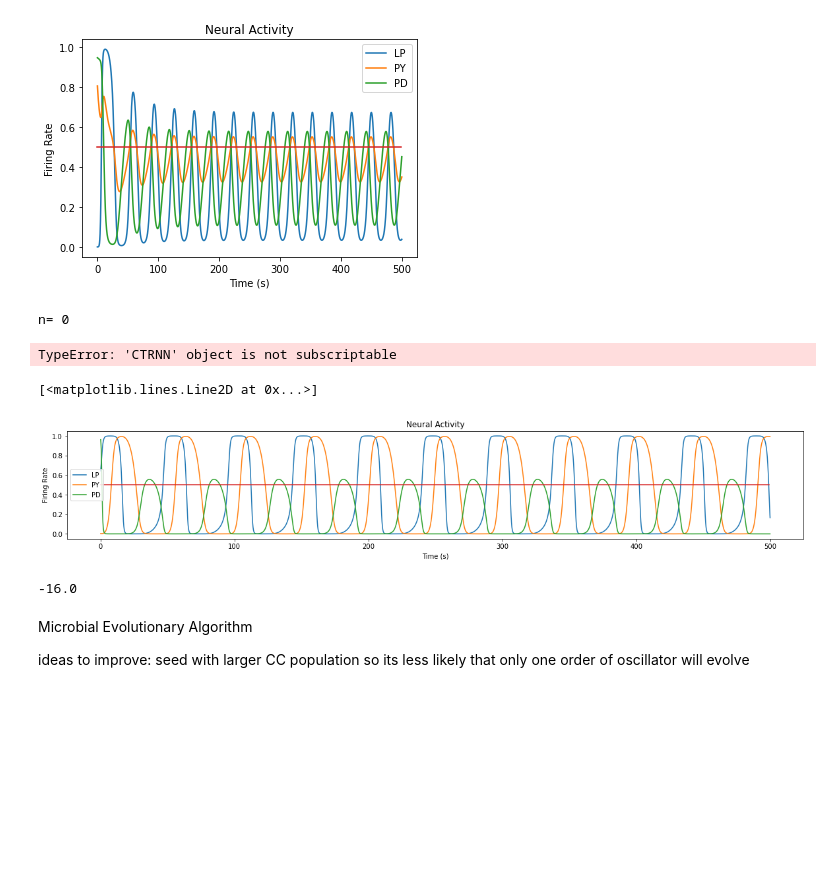
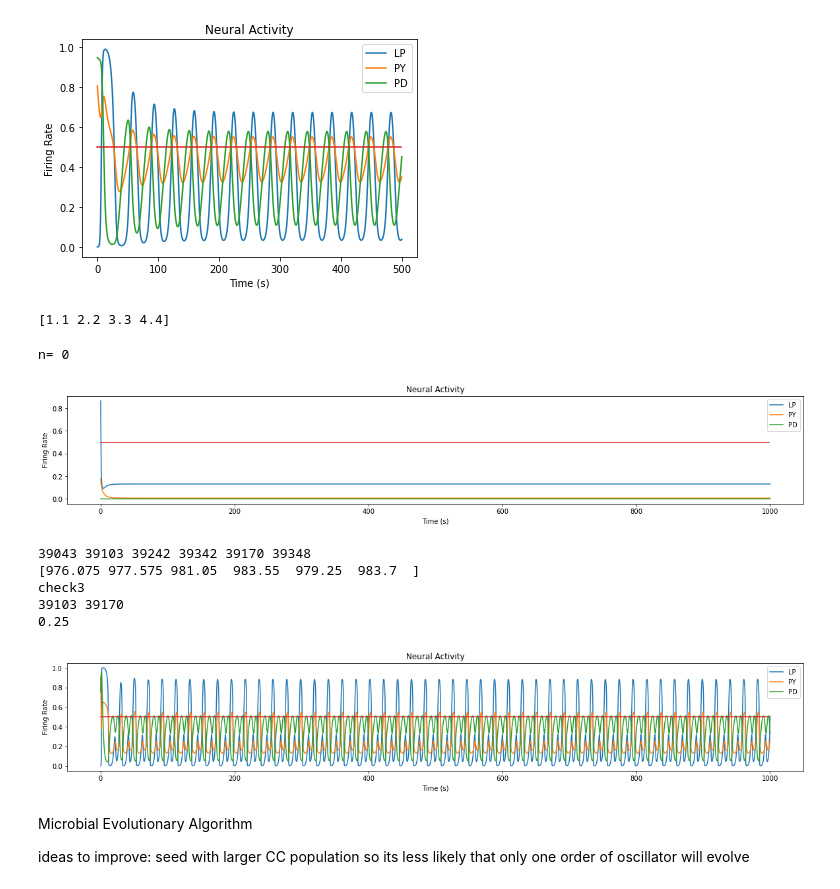
Before and after one commit to ljstolting/PyloricCTRNNHomeostasis, a Jupyter notebook: Pyloric-like Fitness Function.ipynb, the cells around one changed output. Cells and saved outputs as stored; diff of their text form; code cells hidden in the pictures; blank space fills up the shorter version.

```diff
--- a/Pyloric-like Fitness Function.ipynb
+++ b/Pyloric-like Fitness Function.ipynb
@@ -284,8 +290,14 @@ def pyloriclike(genome,HP):
     return fitness
 #need to detect if more than one or no full burst from neurons 1 and 2 during the course of one cycle of neuron 3
+# %%
+a = np.array([1.1,2.2])
+b = np.array([3.3,4.4])
+print(np.concatenate((a,b)))
+# %% [output]
+[1.1 2.2 3.3 4.4]
 # %%
 #generate random circuits (standard ranges for parameters with no HP) and test them to see how many are pyloric-like
-n = 2000 #number of random CTRNNs to generate
+n = 1 #number of random CTRNNs to generate
 duration = 1000 #in seconds
 burst_on_thresh = .5 #the "firing rate threshold" at which the CTRNN neuron is considered to be "bursting"
 burst_off_thresh = .4  #the "firing rate" at which the neuron is considered to be effectively silent (just used to determine if oscillation is wide enough)
@@ -295,54 +307,42 @@ transient = 8000 #in timesteps
 success_count = 0
 for i in range(n):
     if i%500 == 0:
-        print("n=",i)
-    weights = np.random.uniform(-16,16,(3,3))
+        print("n=",i) #show progress through sample
+    weights = np.random.uniform(-16,16,9)
     biases = np.random.uniform(-16,16,3)
     time_consts = np.random.uniform(.5,10,3)
-    C = CTRNN(3,0.1,duration,1,.25,weights,biases,time_consts)
-    if pyloriclike(C,0):
+    genome = np.concatenate((weights,biases,time_consts))
+    if pyloriclike(genome,0)>=.3:
         success_count += 1
-        print("weights", C.Weights, "biases", C.Biases, "time constants", C.invTimeConstants)
-        C.plot()
+        print("weights", weights, "biases", biases, "time constants", time_consts)
 # %% [output]
 n= 0
-TypeError: 'CTRNN' object is not subscriptable
+[figure, added]
 # %%
-weights = np.array([[13.47792516,  10.59233265, -15.04646692],[-15.97458819,   5.7376846,   -5.37480922],[-2.20731148, -11.07581759,  -3.1880527]])
-biases = np.array([-0.39843736, -6.68032731,  2.26812979])
-timeconstants = 1/np.array([0.14892103, 0.12300845, 0.25616658])
-C1 = CTRNN(3,0.1,duration,200,.25,weights,biases,timeconstants)
+HP = 0
+#weights = np.array([[13.47792516,  10.59233265, -15.04646692],[-15.97458819,   5.7376846,   -5.37480922],[-2.20731148, -11.07581759,  -3.1880527]])
+#biases = np.array([-0.39843736, -6.68032731,  2.26812979])
+#timeconstants = 1/np.array([0.14892103, 0.12300845, 0.25616658])
+#doubly periodic, how should I deal with them?
+weights = [[ 15.13420671 , 11.55247725, -12.01615767], [ -5.12504622, -16.72510022
+ , 15.59766673],[  15.21115945,   1.58408748 ,  1.22617987 ]]
+biases = [-9.82697962,  -0.60614873  ,-1.96484597]
+timeconstants = [1.13091869 ,  4.00518322  , 3.57617411]
+print(pyloriclike(np.concatenate((weights,biases,timeconstants),axis=None),0))
+C1 = CTRNN(3,0.1,500,200,.25,weights,biases,timeconstants)
 for i in range(len(C1.time)):        #run the CTRNN for the allotted duration
-        C1.ctrnnstep(HP)
-C1.plot()
-plt.plot(np.arange(int(len(C1.time)*dt)),np.ones(int(len(C1.time)*dt))*burst_on_thresh)
+    C1.ctrnnstep(HP)
 plt.show()
-
-weights = np.array([])
-biases = np.array([])
-timeconstants = 1/np.array([])
-C2 = CTRNN(3,0.1,duration,200,.25,weights,biases,timeconstants)
-for i in range(len(C2.time)):        #run the CTRNN for the allotted duration
-        C2.ctrnnstep(HP)
-C2.plot()
-plt.plot(np.arange(int(len(C2.time)*dt)),np.ones(int(len(C2.time)*dt))*burst_on_thresh)
-
-weights = np.array([])
-biases = np.array([])
-timeconstants = 1/np.array([])
-C3 = CTRNN(3,0.1,duration,200,.25,weights,biases,timeconstants)
-for i in range(len(C3.time)):        #run the CTRNN for the allotted duration
-        C3.ctrnnstep(HP)
-C3.plot()
-plt.plot(np.arange(int(len(C3.time)*dt)),np.ones(int(len(C3.time)*dt))*burst_on_thresh)
+#C1.plot()
+#plt.plot(C1.time,np.ones(int(len(C1.time)))*burst_on_thresh)
+#plt.show()
 # %% [output]
-[<matplotlib.lines.Line2D at 0x...>]
+39043 39103 39242 39342 39170 39348
+[976.075 977.575 981.05  983.55  979.25  983.7  ]
+check3
+39103 39170
+0.25
-[figure, old version]
+[figure, new version]
-# %%
-a = np.array([[1,2,3,4,5,6,7,8,9],[1,2,3,4,5,6,7,8,9]])
-np.clip(-np.sum(a[1,0:9])/2,-16,16) #set to clipped center crossing condition
-# %% [output]
--16.0
 # %% [markdown]
 Microbial Evolutionary Algorithm
 
```
Also changed, not shown: parts of 17 cells of this notebook, 16 other files.
